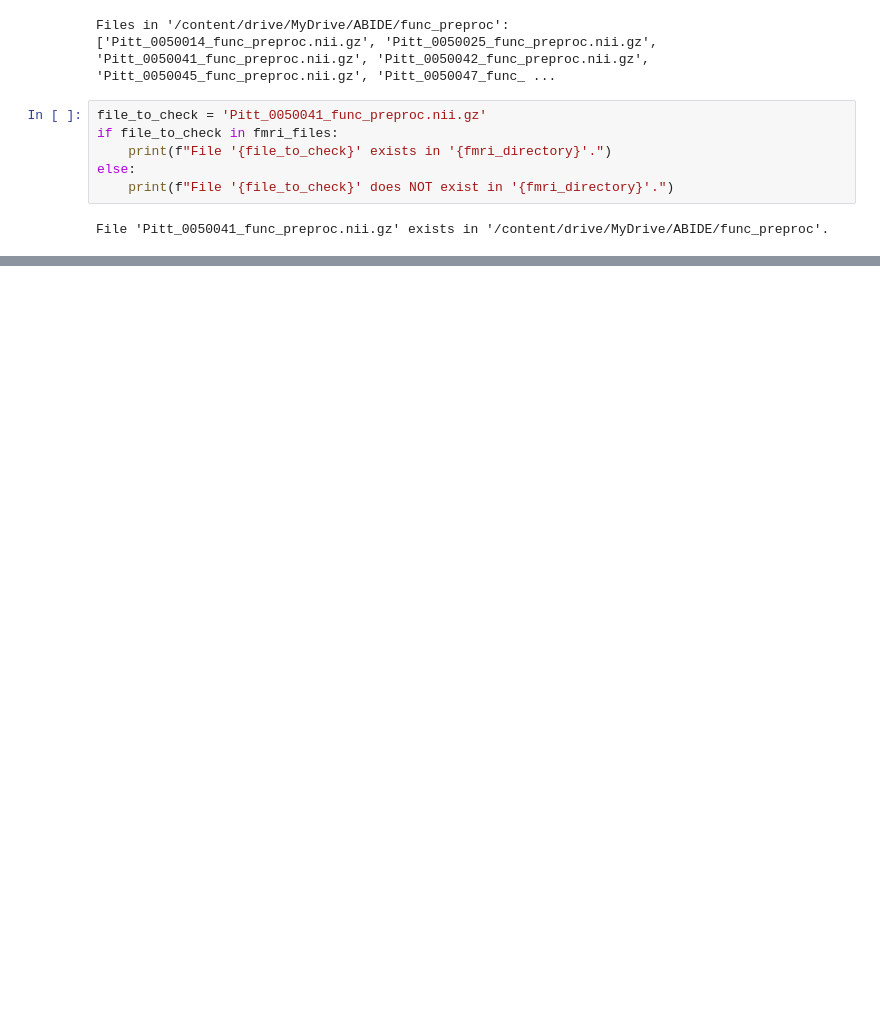
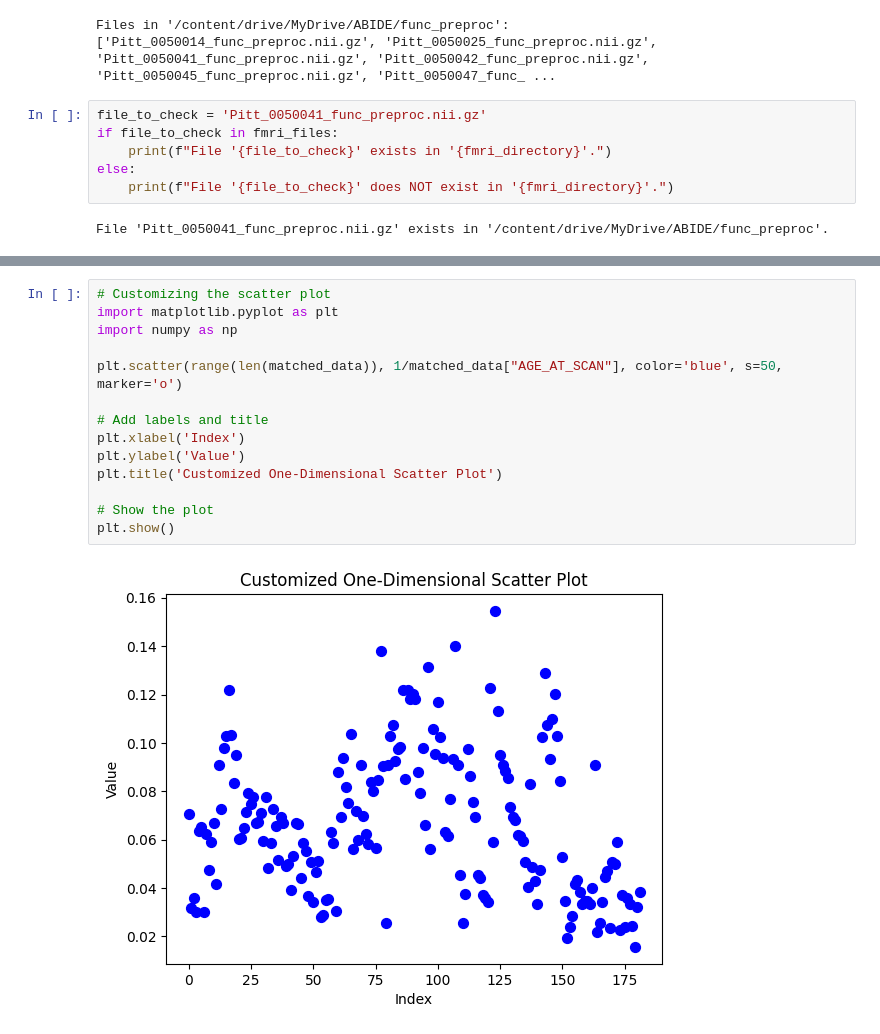
Before and after one commit to milanlakhani/neuro-classification, a Jupyter notebook: Neurological_classification.ipynb, the cells around one changed output, grey strips where cells are left out. Saved outputs shown, nothing was run; the diff lists cells and outputs as text; blank space fills up the shorter version.

```diff
--- a/Neurological_classification.ipynb
+++ b/Neurological_classification.ipynb
@@ -654,0 +679,16 @@ Test Accuracy: 80.00%
+# %%
+# Customizing the scatter plot
+import matplotlib.pyplot as plt
+import numpy as np
+
+plt.scatter(range(len(matched_data)), 1/matched_data["AGE_AT_SCAN"], color='blue', s=50, marker='o')
+
+# Add labels and title
+plt.xlabel('Index')
+plt.ylabel('Value')
+plt.title('Customized One-Dimensional Scatter Plot')
+
+# Show the plot
+plt.show()
+# %% [output]
+[figure, added]
```
Also changed, not shown: parts of 22 cells of this notebook.
